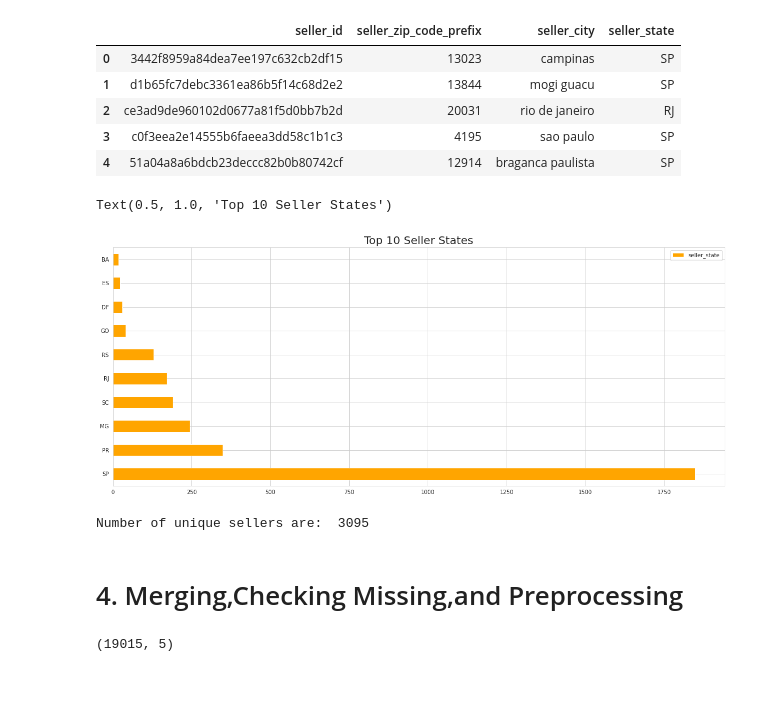
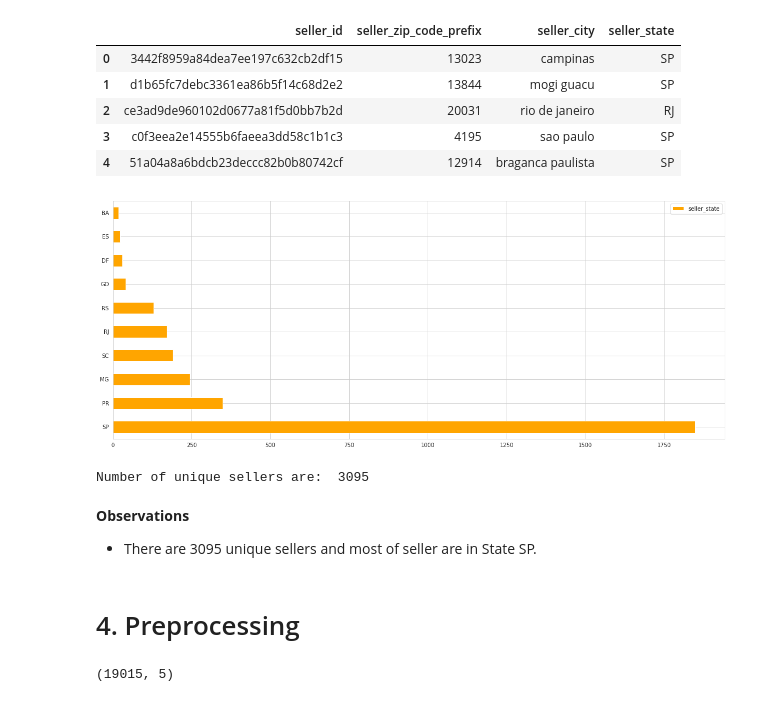
Before and after one commit to jakejhc/Team_Project, a Jupyter notebook: brazillian-customer-satification.ipynb, the cells around one changed output. Cells and saved outputs as stored; diff of their text form; code cells hidden in the pictures.

```diff
--- a/brazillian-customer-satification.ipynb
+++ b/brazillian-customer-satification.ipynb
@@ -312,18 +331,21 @@ sellers_data.head()
 # %%
 #top 10  seller state
 sellers_data.seller_state.value_counts().sort_values(ascending=False)[:10].plot(kind='barh',color='orange',figsize=(20,8))
 plt.legend()
-plt.title('Top 10 Seller States',fontsize=20)
+plt.show()
 # %% [output]
-Text(0.5, 1.0, 'Top 10 Seller States')
-[figure, old version]
+[figure, new version]
 # %%
 #unique sellers
 print('Number of unique sellers are: ',sellers_data.seller_id.unique().shape[0])
 # %% [output]
 Number of unique sellers are:  3095
+# %% [markdown]
+**Observations**
+
+* There are 3095 unique sellers and most of seller are in State SP.
 # %% [markdown]
-# 4. Merging,Checking Missing,and Preprocessing
+# 4. Preprocessing
 # %%
 #renaming all the zip_code_prefix so as to make the name common in all tables inorder to perform join
 
```
Also changed, not shown: parts of 93 cells of this notebook.
